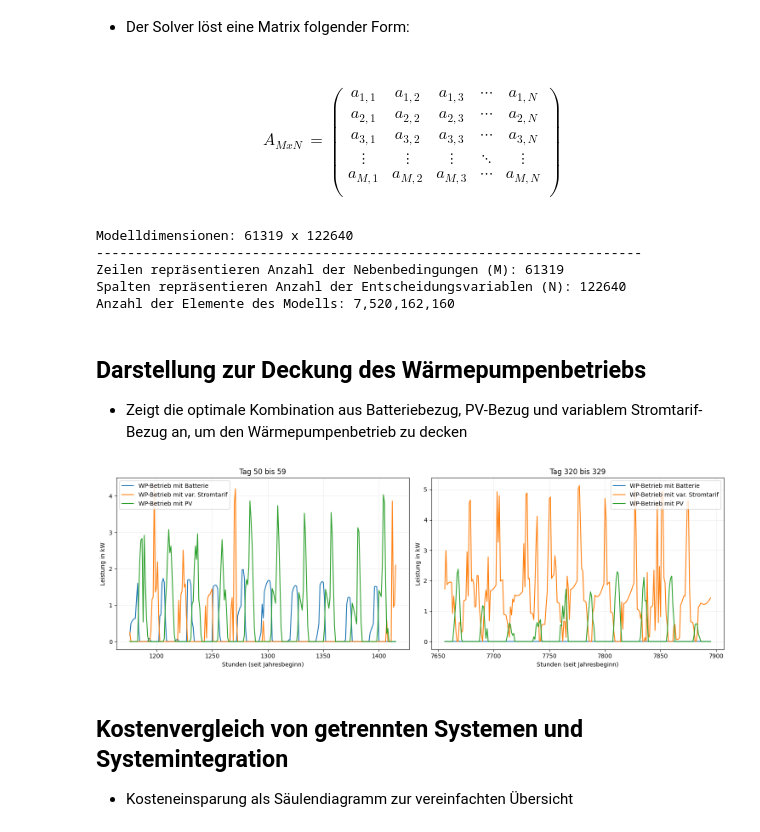
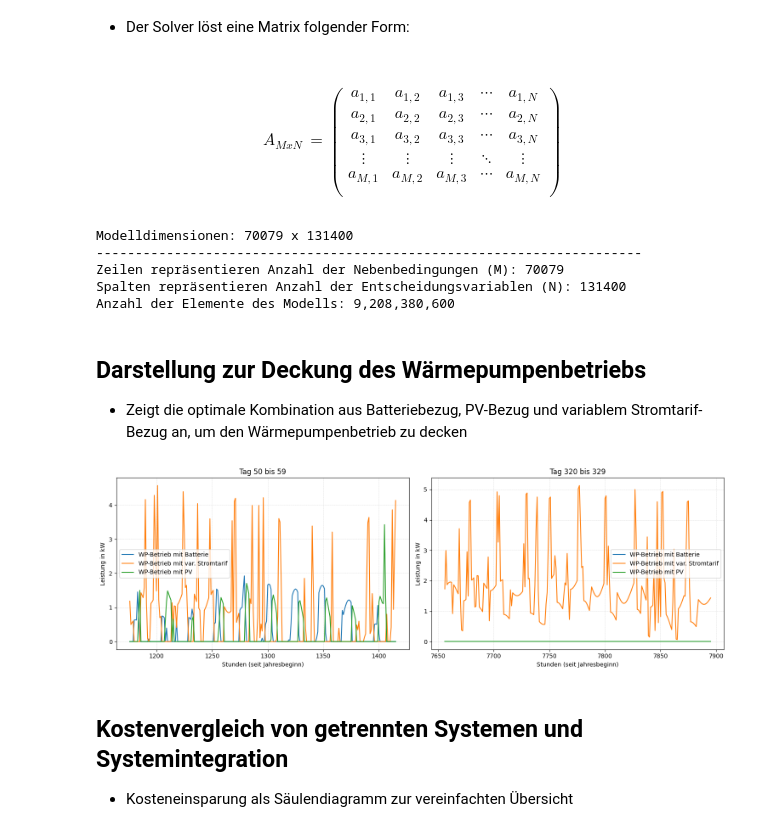
Before and after one commit to Julian3721/heatpump-operation-optimization, a Jupyter notebook: main.ipynb, the cells around one changed output. Saved outputs shown, nothing was run; the diff lists cells and outputs as text; code cells hidden in the pictures.

```diff
--- a/main.ipynb
+++ b/main.ipynb
@@ -354,7 +354,7 @@ def fetch_electricity_prices(year):
         day_ahead_prices = client.query_day_ahead_prices('DE_LU', start=start, end=end)
         day_ahead_prices_df = day_ahead_prices.reset_index()
         day_ahead_prices_df.columns = ['Datum_Uhrzeit', 'Day_ahead_prices']
-        day_ahead_prices_df['Strompreis'] = (day_ahead_prices_df['Day_ahead_prices'] / 1000) / 0.3
+        day_ahead_prices_df['Strompreis'] = (day_ahead_prices_df['Day_ahead_prices'] / 1000) / 0.43
         day_ahead_prices_df.drop(columns=['Day_ahead_prices'], axis=1, inplace=True)
         return day_ahead_prices_df
     except Exception as e:
@@ -1296,6 +1348,8 @@ y_heat_pv = [p.LpVariable(f"y_heat_pv_{t}", lowBound=0, upBound=PV[t]) for t in
 y_heat_pur = [p.LpVariable(f"y_heat_pur_{t}", lowBound=0) for t in range(T)]
 # Haushaltsstrombezug durch Batterie
 y_s_dc_home = [p.LpVariable(f"y_s_dc_home_{t}", lowBound=0) for t in range(T)]
+# Haushalsstrombezug durch PV
+y_pv_self_home = [p.LpVariable(f"y_pv_self_home_{t}", lowBound=0) for t in range(T)]
 
 #Weitere Nebenbedingungen
 constraints_final = []
@@ -1304,13 +1358,15 @@ for t in range(T):
     # Deckung des Wärmebedarfs
     constraints_final.append(Q_ges[t] == P[t] + x_out[t] - x_in[t])
     # Deckung Strombedarf Haushalt
-    constraints_final.append(y_pur[t] + y_pv_self[t] + y_s_dc_home[t] - y_s_ch[t]  == D_Haushalt[t])
+    constraints_final.append(y_pur[t] + y_pv_self_home[t] + y_s_dc_home[t] - y_s_ch[t]  == D_Haushalt[t])
     # Aufteilung der PV-Erzeugung
     constraints_final.append(y_pv_self[t] + y_pv_feedin[t] == PV[t])
     # Konstante Deckung der von der Wärmepumpe benötigten Energie
     constraints_final.append(P[t] == y_heat_pur[t] + y_heat_bat[t] + y_heat_pv[t])
     # Aufteilung der Batterie-Entladung durch WP & Haushalt
     constraints_final.append(y_s_dc[t] == y_heat_bat[t] + y_s_dc_home[t])
+     # Aufteilung des PV-Eigenverbrauchs auf WP & Haushalt
+    constraints_final.append(y_pv_self[t] == y_heat_pv[t] + y_pv_self_home[t])
 
 for t in range(T-1):
     # Dynamik des Speicherfüllstands
@@ -1379,11 +1435,11 @@ print("Zeilen repräsentieren Anzahl der Nebenbedingungen (M):", len(model.const
 print("Spalten repräsentieren Anzahl der Entscheidungsvariablen (N):", len(model.variables()))
 print("Anzahl der Elemente des Modells:", "{:,}".format((len(model.constraints)) * len(model.variables())))
 # %% [output]
-Modelldimensionen: 61319 x 122640
+Modelldimensionen: 70079 x 131400
 ----------------------------------------------------------------------
-Zeilen repräsentieren Anzahl der Nebenbedingungen (M): 61319
-Spalten repräsentieren Anzahl der Entscheidungsvariablen (N): 122640
-Anzahl der Elemente des Modells: 7,520,162,160
+Zeilen repräsentieren Anzahl der Nebenbedingungen (M): 70079
+Spalten repräsentieren Anzahl der Entscheidungsvariablen (N): 131400
+Anzahl der Elemente des Modells: 9,208,380,600
 # %% [markdown]
 ## Darstellung zur Deckung des Wärmepumpenbetriebs
 
@@ -1410,35 +1466,35 @@ data = {
 
 df_final = pd.DataFrame(data)
 
 # Input gewünschter Zeitraum
-day_left = 50
+day_left =
 day_right = 320
 days = 10
 
 if days == 1: day_safe = f"Tag {day_left}"
 else: day_safe = f"Tag {day_left} bis {day_left + days - 1}"
 
 if days == 1: day_safe_1 = f"Tag {day_right}"
 else: day_safe_1 = f"Tag {day_right} bis {day_right + days - 1}"
 
 fig, (ax1, ax2) = plt.subplots(1, 2, figsize=(15, 5))
 
 df_final[(day_left - 1) * 24:((day_left - 1) * 24) + days * 24 ][["WP-Betrieb mit Batterie", "WP-Betrieb mit var. Stromtarif", "WP-Betrieb mit PV"]].plot(ax=ax1)
 ax1.set_ylabel("Leistung in kW")
 ax1.set_xlabel("Stunden (seit Jahresbeginn)")
 ax1.set_title(day_safe)
 ax1.grid(True, linestyle='--', alpha=0.5, linewidth=0.5)
 
 df_final[(day_right - 1) * 24:((day_right - 1) * 24) + days * 24 ][["WP-Betrieb mit Batterie", "WP-Betrieb mit var. Stromtarif", "WP-Betrieb mit PV"]].plot(ax=ax2)
 ax2.set_ylabel("Leistung in kW")
 ax2.set_xlabel("Stunden (seit Jahresbeginn)")
 ax2.set_title(day_safe_1)
 ax2.grid(True, linestyle='--', alpha=0.5, linewidth=0.5)
 
 plt.tight_layout()
 plt.show()
 # %% [output]
-[figure, old version]
+[figure, new version]
 # %% [markdown]
 ## Kostenvergleich von getrennten Systemen und Systemintegration
 
```
Also changed, not shown: parts of 14 cells of this notebook.
